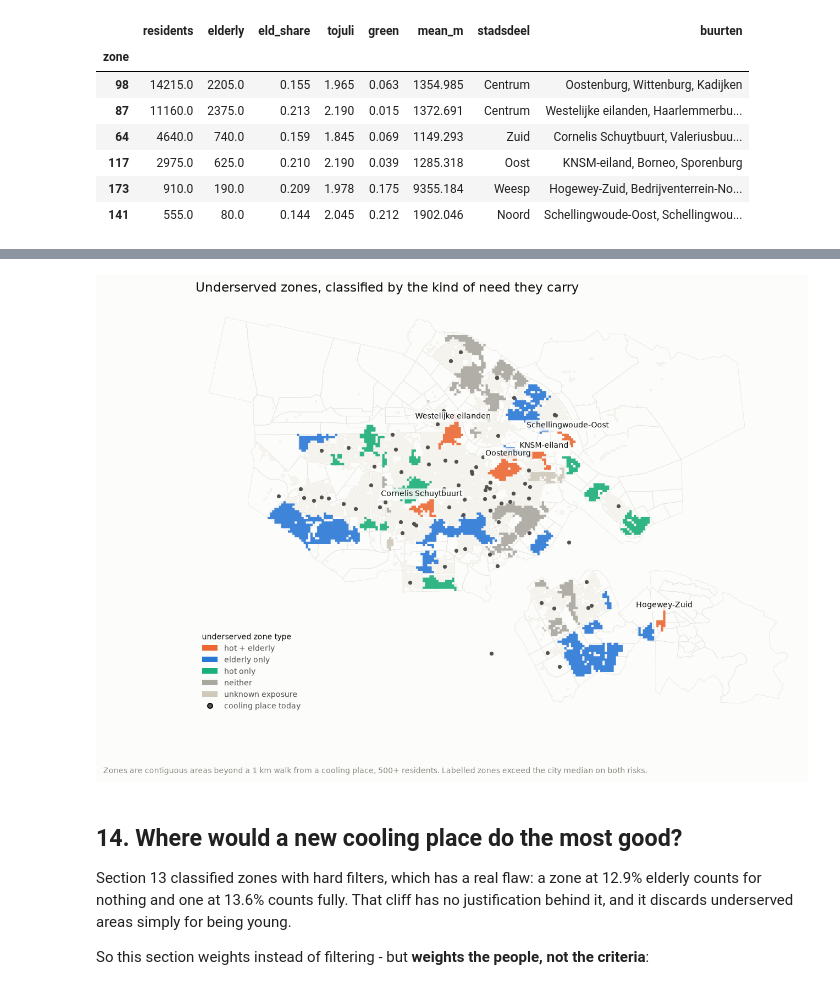
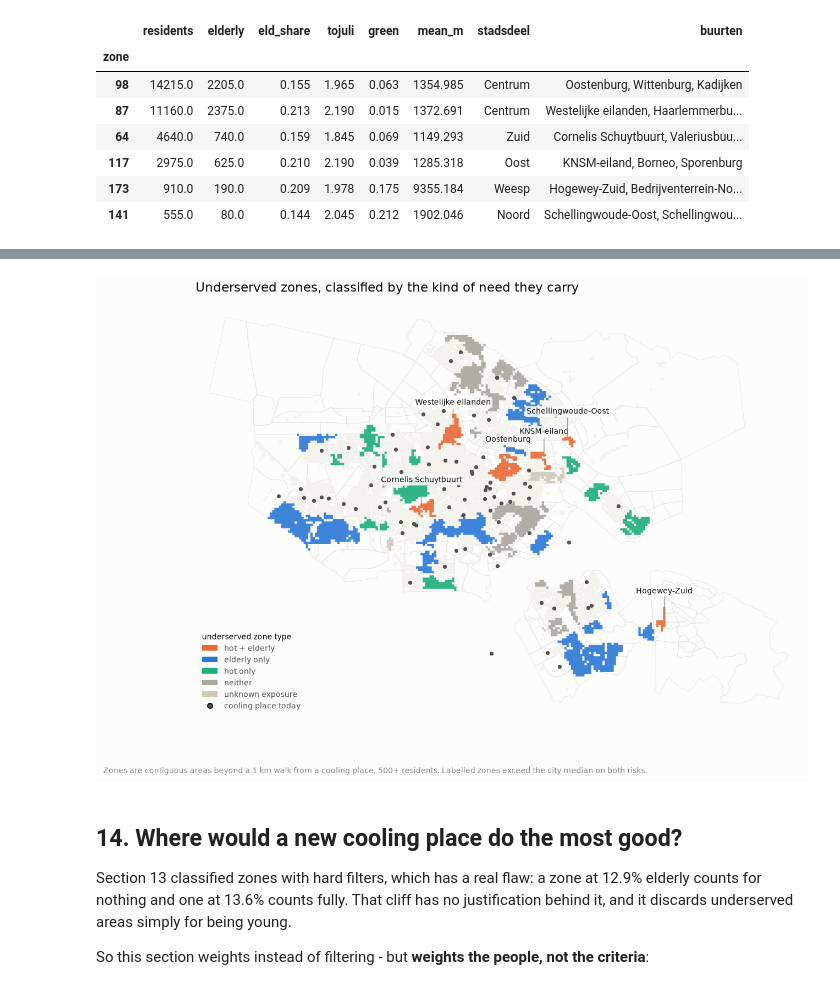
Before and after one commit to NojusStankevicius/koeltekaart-analysis, a Jupyter notebook: koeltekaart.ipynb, the cells around one changed output, grey strips where cells are left out. Cells and saved outputs as stored; diff of their text form; code cells hidden in the pictures.

```diff
--- a/koeltekaart.ipynb
+++ b/koeltekaart.ipynb
@@ -1955,16 +1967,28 @@ ax.annotate(f"city elderly share {city_eld:.0%}", (2.55, city_eld * 100), xytext
 plotted = zone_stats[zone_stats["tojuli"].notna()]
 for t, grp in plotted.groupby("type"):
     ax.scatter(grp["tojuli"], grp["eld_share"] * 100,
-               s=grp["residents"] / 22, c=COLOURS[t], label=t,
+               s=grp["residents"] / 48, c=COLOURS[t], label=t,
                edgecolor=SURFACE, linewidth=1.1, alpha=0.92, zorder=3)
 
 # Label only the zones big enough to matter, and alternate above/below: neighbouring bubbles
 # otherwise print their names on top of each other.
+# Alternating a fixed offset is not enough: it disappears inside the biggest bubbles, which
+# are exactly the zones worth naming. Offset by each marker's own radius instead, and place the
+# label beside it, stepping down only when another label already holds that spot.
 big = plotted[plotted["residents"] >= 9000].sort_values("tojuli")
-for i, r in enumerate(big.itertuples()):
-    dy = 15 if i % 2 else -16
-    ax.annotate(r.buurten.split(",")[0], (r.tojuli, r.eld_share * 100), xytext=(0, dy),
-                textcoords="offset points", ha="center", fontsize=7.5, color=INK_2, zorder=4)
+placed = []
+for r in big.itertuples():
+    x, yv = r.tojuli, r.eld_share * 100
+    rad = np.sqrt((r.residents / 48) / np.pi)
+    side = -1 if x > 1.9 else 1
+    dy = 0
+    while any(abs(x - px) < 0.16 and abs(yv + dy / 8 - py) < 1.8 for px, py in placed):
+        dy -= 12
+    placed.append((x, yv + dy / 8))
+    ax.annotate(r.buurten.split(",")[0][:24], (x, yv),
+                xytext=(side * (rad + 7), dy), textcoords="offset points",
+                ha="left" if side > 0 else "right", va="center",
+                fontsize=7.5, color=INK_2, zorder=4)
 
 ax.set_xlabel("median dwelling overheating risk (TOjuli)")
 ax.set_ylabel("residents aged 65+ (%)")
@@ -1992,38 +2016,42 @@ squares.plot(ax=ax, color="#f5f3ee", zorder=2)          # city as a muted ground
 
 for t, colour in COLOURS.items():
     sel = zone_stats[zone_stats["type"] == t]
     if len(sel):
         sel.plot(ax=ax, color=colour, edgecolor="none", alpha=0.9, zorder=3, label=t)
 
 facilities.plot(ax=ax, color=INK_2, markersize=9, zorder=4)
 
+# A leader line, because these polygons are small: a floating caption 12 pt above a
+# two-square zone names nothing the reader can identify with confidence.
 for r in priority.itertuples():
     p = r.geometry.representative_point()
-    ax.annotate(r.buurten.split(",")[0], (p.x, p.y), xytext=(0, 12),
-                textcoords="offset points", ha="center", fontsize=7.5, color=INK,
-                zorder=5, bbox=dict(boxstyle="round,pad=0.2", facecolor=SURFACE,
-                                    edgecolor="none", alpha=0.85))
+    ax.annotate(r.buurten.split(",")[0], (p.x, p.y), xytext=(0, 26),
+                textcoords="offset points", ha="center", fontsize=7.5, color=INK, zorder=5,
+                arrowprops=dict(arrowstyle="-", color=INK_3, linewidth=0.7,
+                                shrinkA=1, shrinkB=3),
+                bbox=dict(boxstyle="round,pad=0.2", facecolor=SURFACE,
+                          edgecolor="none", alpha=0.85))
 
 handles = [plt.Rectangle((0, 0), 1, 1, facecolor=c) for c in COLOURS.values()] + [
     Line2D([], [], marker="o", linestyle="none", color="none", markerfacecolor=INK_2,
            markersize=5, label="cooling place today")]
 ax.legend(handles, list(COLOURS) + ["cooling place today"], loc="lower left", frameon=False,
           fontsize=8, labelcolor=INK_2, title="underserved zone type", title_fontsize=8,
           alignment="left", borderaxespad=0.4, labelspacing=0.45)
 
 ax.set_xlim(minx - pad, maxx + pad)
 ax.set_ylim(miny - pad, maxy + pad)
 ax.set_axis_off()
 ax.set_aspect("equal")
 ax.set_title("Underserved zones, classified by the kind of need they carry",
              fontsize=13, color=INK, loc="left", pad=12)
 fig.text(0.01, 0.005, "Zones are contiguous areas beyond a 1 km walk from a cooling place, "
          "500+ residents. Labelled zones exceed the city median on both risks.",
          fontsize=7.5, color=INK_3)
 fig.savefig(FIGS / "zone_typology_map.png")
 plt.show()
 # %% [output]
-[figure, old version]
+[figure, new version]
 # %% [markdown]
 ## 14. Where would a new cooling place do the most good?
 
```
Also changed, not shown: parts of 5 cells of this notebook, 9 other files.
